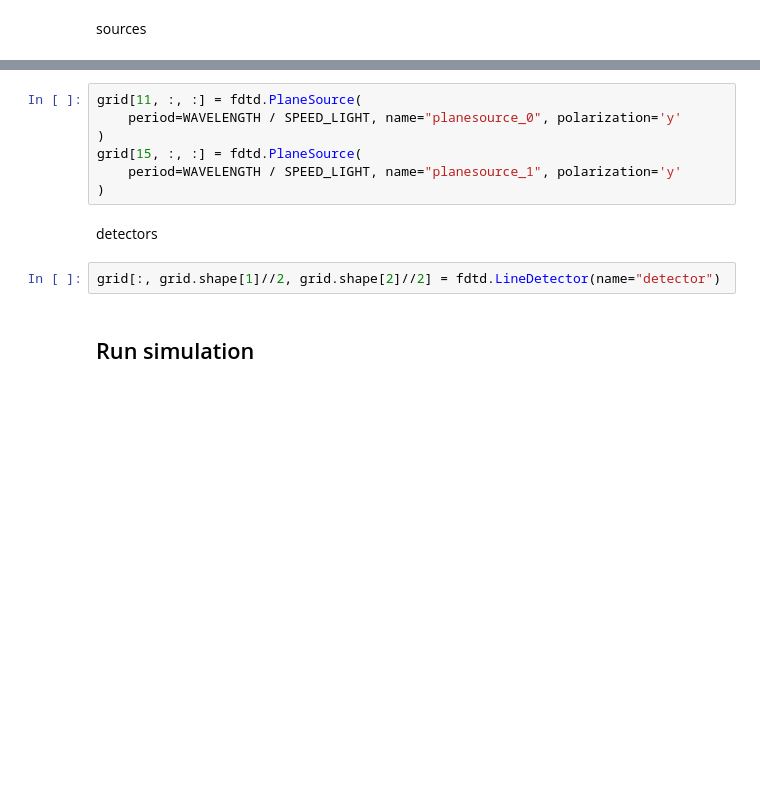
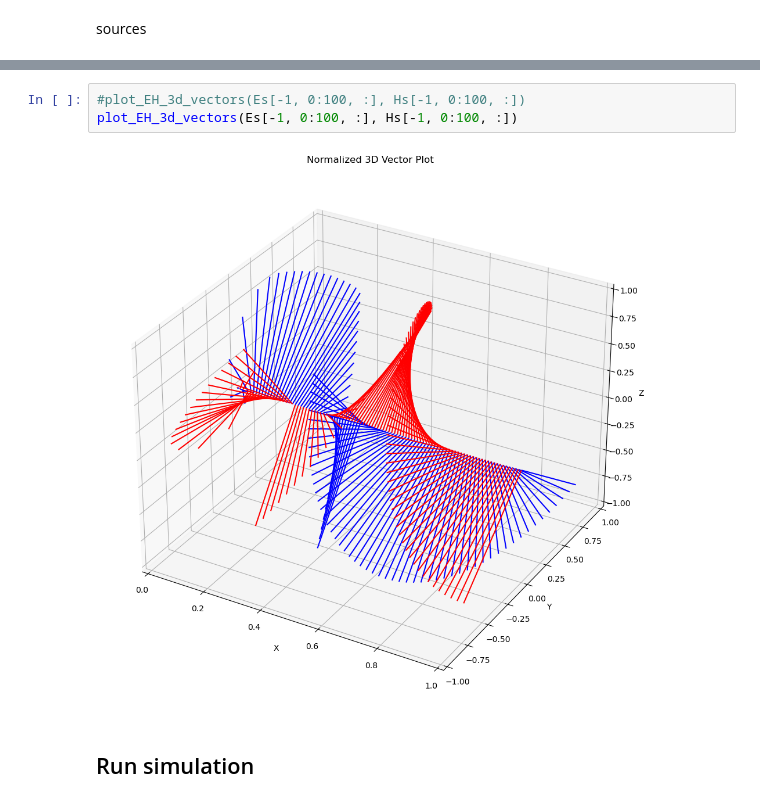
Before and after one commit to bfakhri/fdtd, a Jupyter notebook: examples/jupyter/CircularPolarization.ipynb, the cells around one changed output, grey strips where cells are left out. Cells and saved outputs as stored; diff of their text form; blank space fills up the shorter version.

```diff
--- a/examples/jupyter/CircularPolarization.ipynb
+++ b/examples/jupyter/CircularPolarization.ipynb
@@ -58,14 +157,8 @@ sources
 # %%
-grid[11, :, :] = fdtd.PlaneSource(
-    period=WAVELENGTH / SPEED_LIGHT, name="planesource_0", polarization='y'
-)
-grid[15, :, :] = fdtd.PlaneSource(
-    period=WAVELENGTH / SPEED_LIGHT, name="planesource_1", polarization='y'
-)
+#plot_EH_3d_vectors(Es[-1, 0:100, :], Hs[-1, 0:100, :])
+plot_EH_3d_vectors(Es[-1, 0:100, :], Hs[-1, 0:100, :])
+# %% [output]
+[figure, added]
-# %% [markdown]
-detectors
-# %%
-grid[:, grid.shape[1]//2, grid.shape[2]//2] = fdtd.LineDetector(name="detector")
 # %% [markdown]
 ## Run simulation
 # %%
```
Also changed, not shown: parts of 19 cells of this notebook.
